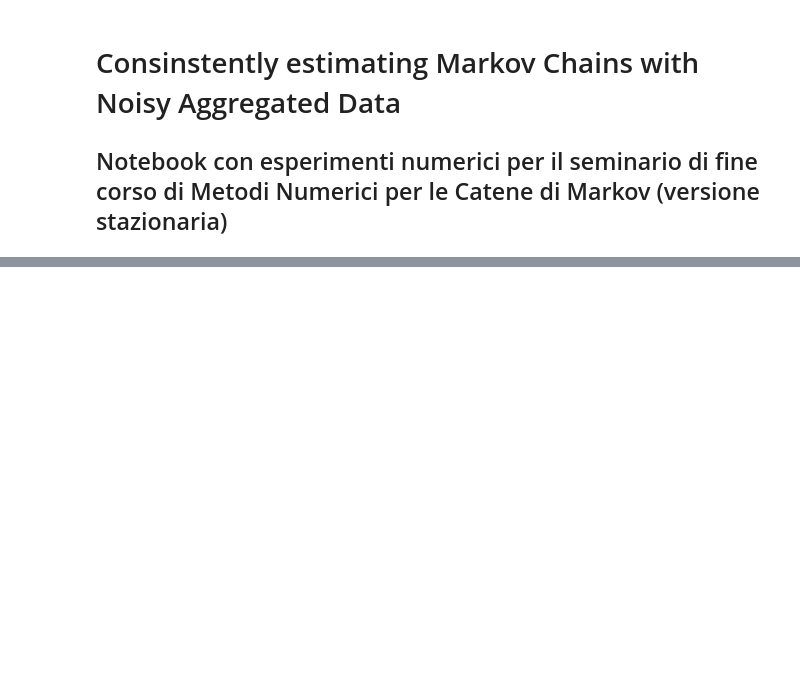
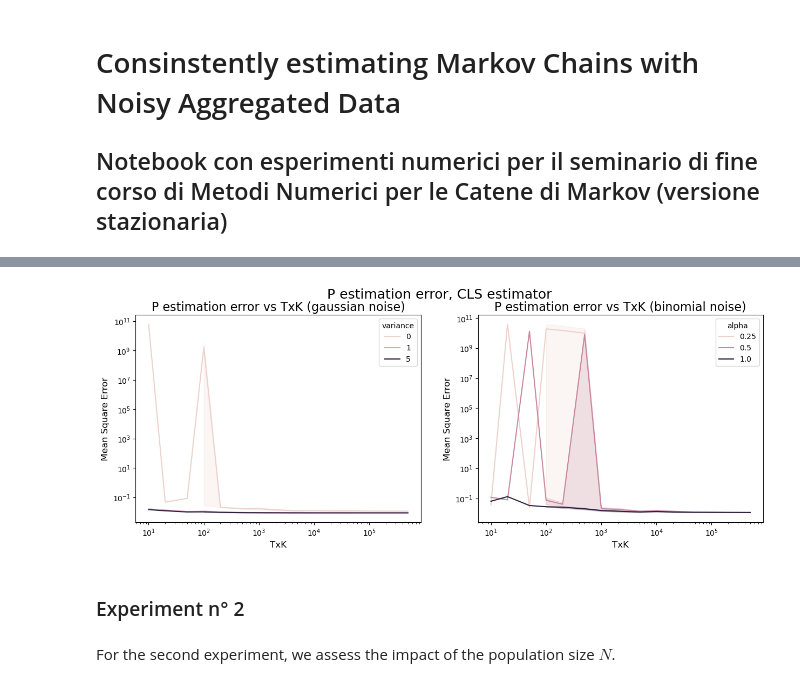
Before and after one commit to M4rinz/MNCM-project, a Jupyter notebook: Codice/MNCM_notebook_stationary.ipynb, the cells around one changed output, grey strips where cells are left out. Cells and saved outputs as stored; diff of their text form; code cells hidden in the pictures; blank space fills up the shorter version.

```diff
--- a/Codice/MNCM_notebook_stationary.ipynb
+++ b/Codice/MNCM_notebook_stationary.ipynb
@@ -123,0 +290,22 @@ np.linalg.norm(P_CLS-P,'fro')/(S**")")
+# %%
+fig, ax = plt.subplots(1,2, figsize=(15,5))
+
+for i, noise_type in enumerate(['gaussian', 'binomial']):
+    data_che_uso = gauss_df if noise_type == 'gaussian' else binom_df
+    y = data_che_uso[[f'error_CLS_{i}' for i in range(n_reps)]].mean(axis=1).dropna()
+    hue_val = 'variance' if noise_type == 'gaussian' else 'alpha'
+    sns.lineplot(data=data_che_uso, x='TxK', y=y, hue=hue_val, ax=ax[i])
+    ax[i].set_xscale('log')
+    ax[i].set_yscale('log')
+    ax[i].set_xlabel('TxK', fontsize=12)
+    ax[i].set_ylabel('Mean Square Error', fontsize=12)
+    ax[i].set_title(f'P estimation error vs TxK ({noise_type} noise)', fontsize=16)
+
+fig.suptitle('P estimation error, CLS estimator', fontsize=18)
+plt.show()
+# %% [output]
+[figure, added]
+# %% [markdown]
+### Experiment n° 2
+# %% [markdown]
+For the second experiment, we assess the impact of the population size $N$.
```
Also changed, not shown: parts of 54 cells of this notebook, 7 other files.
